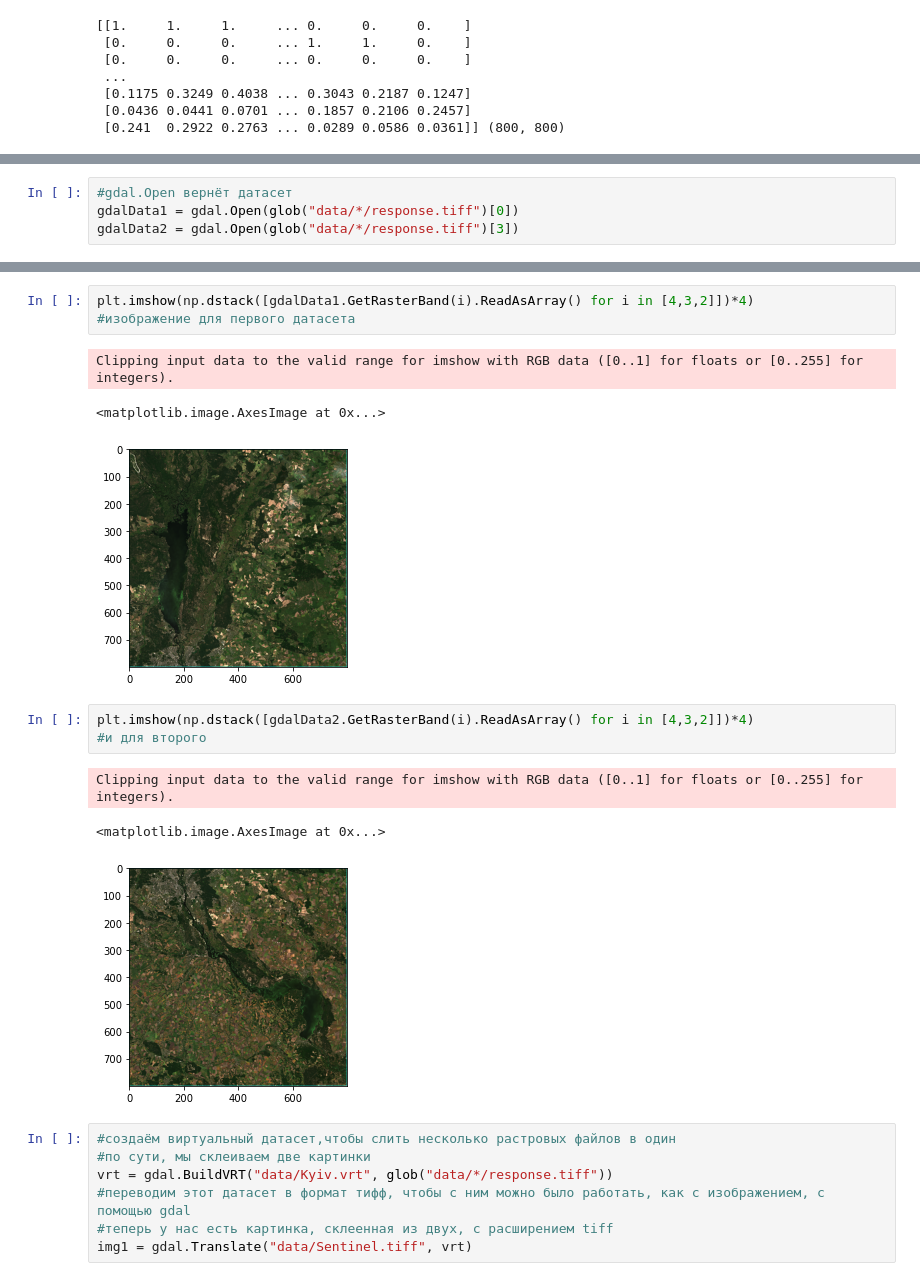
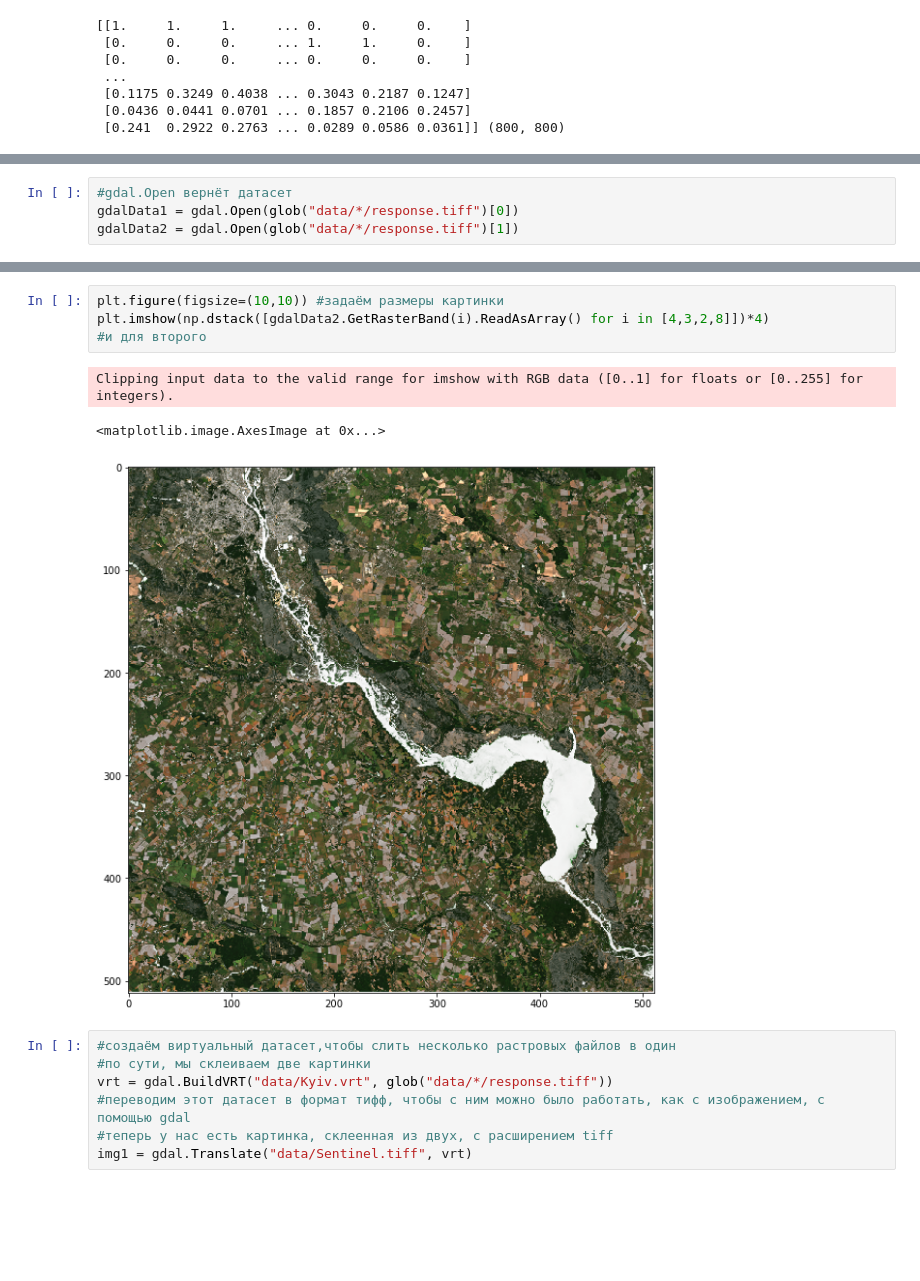
Before and after one commit to margo-dubovik/Lab-4, a Jupyter notebook: lab4.ipynb, the cells around one changed output, grey strips where cells are left out. Cells and saved outputs as stored; diff of their text form; blank space fills up the shorter version.

```diff
--- a/lab4.ipynb
+++ b/lab4.ipynb
@@ -105,4 +113,4 @@ glob("data/*/response.tiff")
 # %%
 #gdal.Open вернёт датасет
 gdalData1 = gdal.Open(glob("data/*/response.tiff")[0])
-gdalData2 = gdal.Open(glob("data/*/response.tiff")[3])
+gdalData2 = gdal.Open(glob("data/*/response.tiff")[1])
@@ -109,17 +126,11 @@ gdalData2 = gdal.Open(glob("data/*/response.tiff")[3])
 # %%
-plt.imshow(np.dstack([gdalData1.GetRasterBand(i).ReadAsArray() for i in [4,3,2]])*4)
-#изображение для первого датасета
+plt.figure(figsize=(10,10)) #задаём размеры картинки
+plt.imshow(np.dstack([gdalData2.GetRasterBand(i).ReadAsArray() for i in [4,3,2,8]])*4)
+#и для второго
 # %% [output]
 Clipping input data to the valid range for imshow with RGB data ([0..1] for floats or [0..255] for integers).
 <matplotlib.image.AxesImage at 0x...>
-[figure, old version]
+[figure, new version]
-# %%
-plt.imshow(np.dstack([gdalData2.GetRasterBand(i).ReadAsArray() for i in [4,3,2]])*4)
-#и для второго
-# %% [output]
-Clipping input data to the valid range for imshow with RGB data ([0..1] for floats or [0..255] for integers).
-<matplotlib.image.AxesImage at 0x...>
-[figure, removed]
 # %%
 #создаём виртуальный датасет,чтобы слить несколько растровых файлов в один
 #по сути, мы склеиваем две картинки
```
Also changed, not shown: parts of 15 cells of this notebook.
